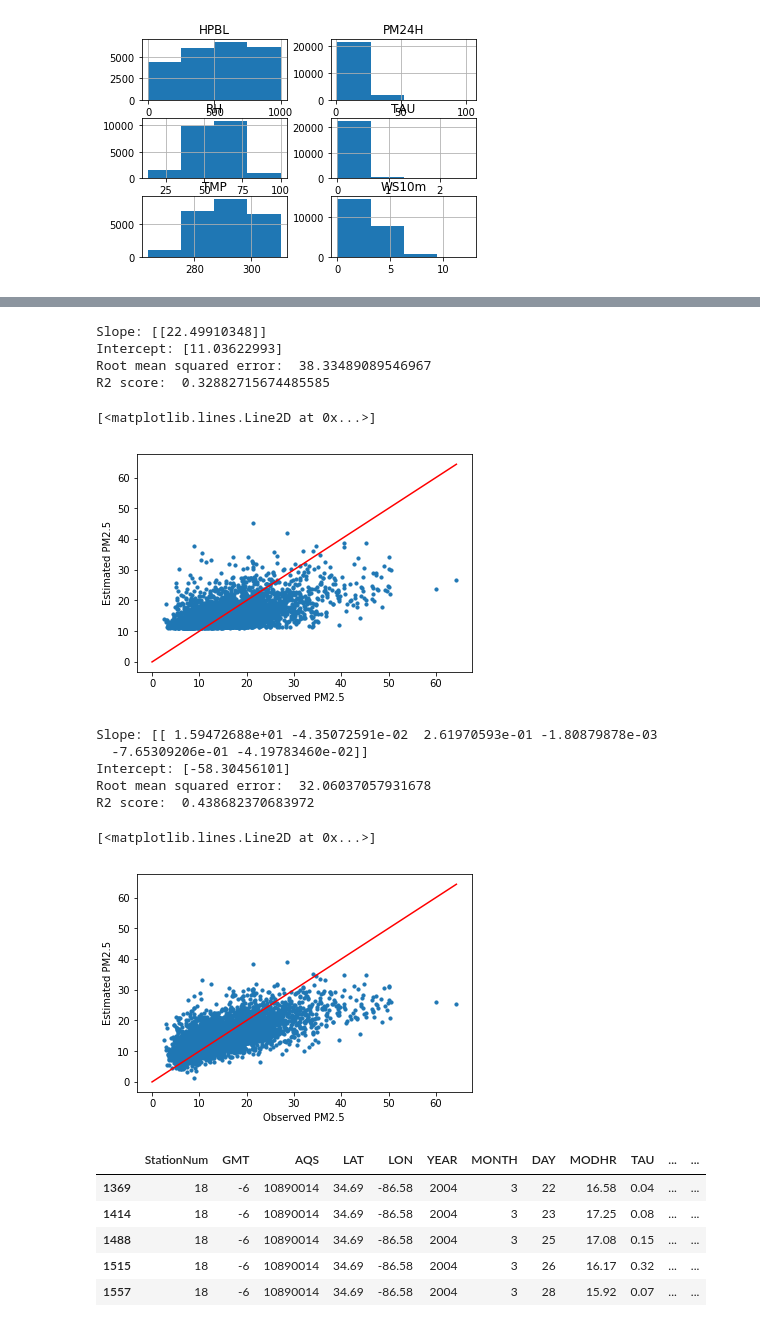
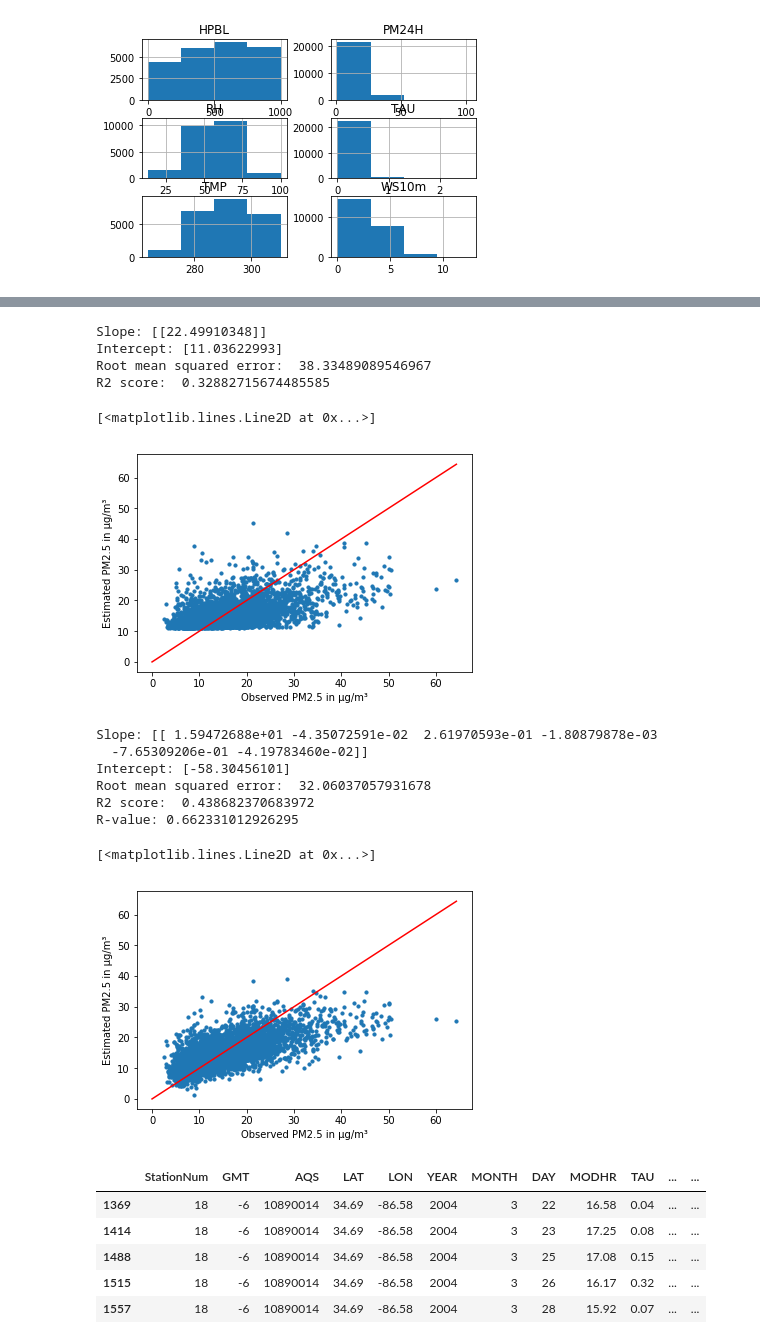
Before and after one commit to souvikr/AQ-satellite, a Jupyter notebook: regression.ipynb, the cells around one changed output, grey strips where cells are left out. Cells and saved outputs as stored; diff of their text form; code cells hidden in the pictures.

```diff
--- a/regression.ipynb
+++ b/regression.ipynb
@@ -42,7 +166,7 @@ plt.scatter(df['PM24H'],df['TAU'])
 # %%
 import numpy as np
 from sklearn.linear_model import LinearRegression
-from sklearn.metrics import mean_squared_error, r2_score
+, r2_score
 import sklearn
 
 
@@ -60,40 +184,41 @@ X_train, X_test, y_train, y_test = sklearn.model_selection.train_test_split(x, y
 regression_model = LinearRegression()
 # Fit the data(train the model)
 regression_model.fit(X_train, y_train)
 # Predict
 y_predicted = regression_model.predict(X_test)
 
 # model evaluation
-rmse = mean_squared_error(y_test, y_predicted)
+mse = mean_squared_error(y_test, y_predicted)
+rmse = np.sqrt(mse)
 r2 = r2_score(y_test, y_predicted)
 
 # printing values
 print('Slope:' ,regression_model.coef_)
 print('Intercept:', regression_model.intercept_)
 print('Root mean squared error: ', rmse)
 print('R2 score: ', r2)
 
 # plotting values
 
 # data points
 plt.scatter(y_test, y_predicted, s=10)
-plt.xlabel('Observed PM2.5')
-plt.ylabel('Estimated PM2.5')
+plt.xlabel('Observed PM2.5 in μg/m\u00b3')
+plt.ylabel('Estimated PM2.5 in μg/m\u00b3')
 
 # predicted values
 t = np.linspace(0, y_test.max(), 10)
 plt.plot(t, t, color='r')
 # plt.show()|
 # %% [output]
 Slope: [[22.49910348]]
 Intercept: [11.03622993]
 Root mean squared error:  38.33489089546967
 R2 score:  0.32882715674485585
 [<matplotlib.lines.Line2D at 0x...>]
-[figure, old version]
+[figure, new version]
 # %%
 #MULTIPLE REGRESSION
-
+import math
 
 # generate random data-set
 np.random.seed(0)
@@ -121,13 +246,14 @@ print('Slope:' ,regression_model.coef_)
 print('Intercept:', regression_model.intercept_)
 print('Root mean squared error: ', rmse)
 print('R2 score: ', r2)
+print('R-value:',math.sqrt(r2))
 
 # plotting values
 
 # data points
 plt.scatter(y_test, y_predicted, s=10)
-plt.xlabel('Observed PM2.5')
-plt.ylabel('Estimated PM2.5')
+plt.xlabel('Observed PM2.5 in μg/m\u00b3')
+plt.ylabel('Estimated PM2.5 in μg/m\u00b3')
 
 t = np.linspace(0, y_test.max(), 10)
 plt.plot(t, t, color='r')
@@ -138,8 +264,9 @@ Slope: [[ 1.59472688e+01 -4.35072591e-02  2.61970593e-01 -1.80879878e-03
 Intercept: [-58.30456101]
 Root mean squared error:  32.06037057931678
 R2 score:  0.438682370683972
+R-value: 0.662331012926295
 [<matplotlib.lines.Line2D at 0x...>]
-[figure, old version]
+[figure, new version]
 # %%
 d1 = df.loc[df['StationNum'] == 18]
 d1.head()
```
Also changed, not shown: parts of 23 cells of this notebook, 4 other files.
